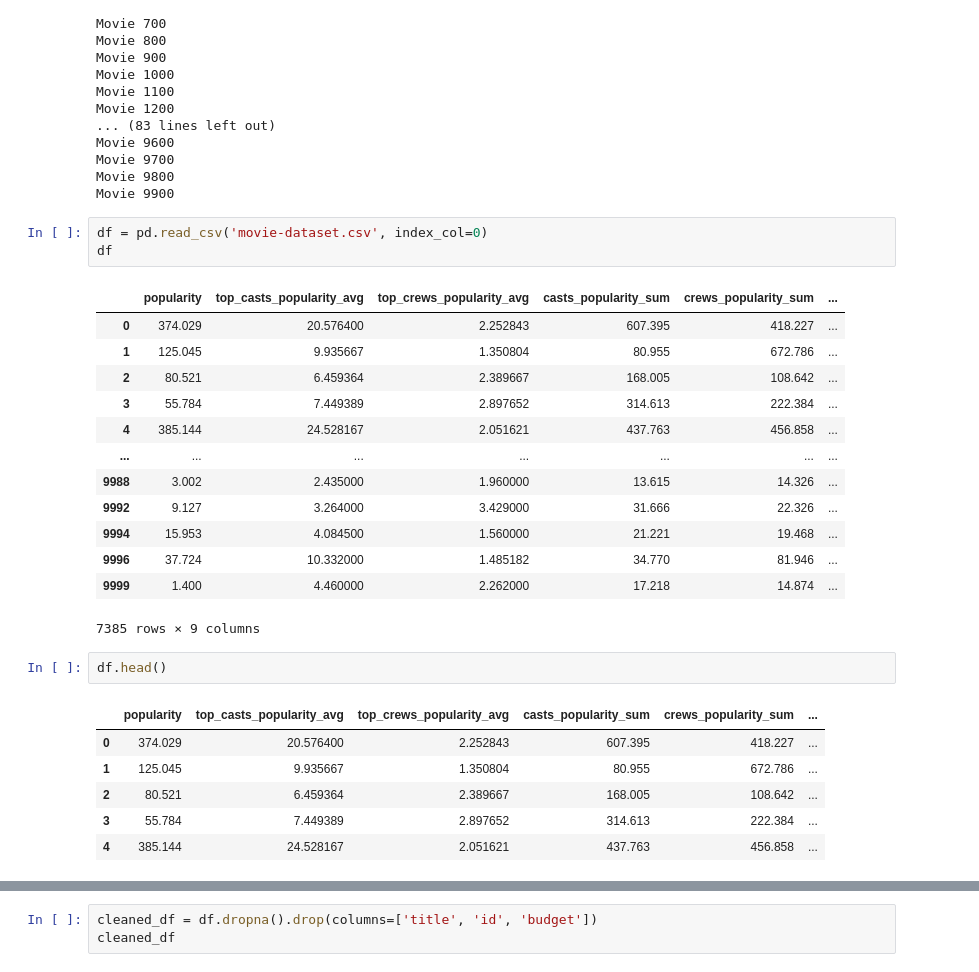
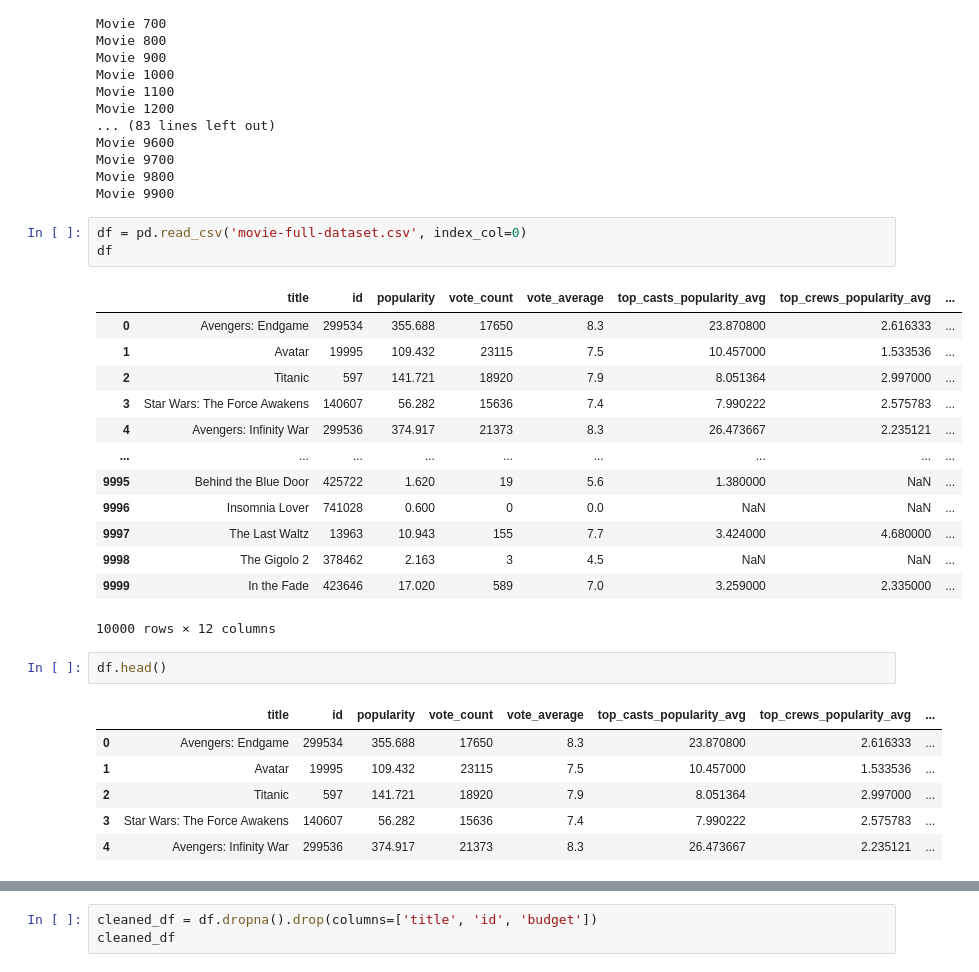
Before and after one commit to nicklimmm/movie-analysis, a Jupyter notebook: movie-analysis.ipynb, the cells around one changed output, grey strips where cells are left out. Saved outputs shown, nothing was run; the diff lists cells and outputs as text.

```diff
--- a/movie-analysis.ipynb
+++ b/movie-analysis.ipynb
@@ -145,31 +155,31 @@ Movie 9700
 Movie 9800
 Movie 9900
 # %%
-df = pd.read_csv('movie-dataset.csv', index_col=0)
+df = pd.read_csv('movie-full-dataset.csv', index_col=0)
 df
 # %% [output]
-|  | popularity | top_casts_popularity_avg | top_crews_popularity_avg | casts_popularity_sum | crews_popularity_sum | ... |
-| 0 | 374.029 | 20.576400 | 2.252843 | 607.395 | 418.227 | ... |
-| 1 | 125.045 | 9.935667 | 1.350804 | 80.955 | 672.786 | ... |
-| 2 | 80.521 | 6.459364 | 2.389667 | 168.005 | 108.642 | ... |
-| 3 | 55.784 | 7.449389 | 2.897652 | 314.613 | 222.384 | ... |
-| 4 | 385.144 | 24.528167 | 2.051621 | 437.763 | 456.858 | ... |
-| ... | ... | ... | ... | ... | ... | ... |
-| 9988 | 3.002 | 2.435000 | 1.960000 | 13.615 | 14.326 | ... |
-| 9992 | 9.127 | 3.264000 | 3.429000 | 31.666 | 22.326 | ... |
-| 9994 | 15.953 | 4.084500 | 1.560000 | 21.221 | 19.468 | ... |
-| 9996 | 37.724 | 10.332000 | 1.485182 | 34.770 | 81.946 | ... |
-| 9999 | 1.400 | 4.460000 | 2.262000 | 17.218 | 14.874 | ... |
+|  | title | id | popularity | vote_count | vote_average | top_casts_popularity_avg | top_crews_popularity_avg | ... |
+| 0 | Avengers: Endgame | 299534 | 355.688 | 17650 | 8.3 | 23.870800 | 2.616333 | ... |
+| 1 | Avatar | 19995 | 109.432 | 23115 | 7.5 | 10.457000 | 1.533536 | ... |
+| 2 | Titanic | 597 | 141.721 | 18920 | 7.9 | 8.051364 | 2.997000 | ... |
+| 3 | Star Wars: The Force Awakens | 140607 | 56.282 | 15636 | 7.4 | 7.990222 | 2.575783 | ... |
+| 4 | Avengers: Infinity War | 299536 | 374.917 | 21373 | 8.3 | 26.473667 | 2.235121 | ... |
+| ... | ... | ... | ... | ... | ... | ... | ... | ... |
+| 9995 | Behind the Blue Door | 425722 | 1.620 | 19 | 5.6 | 1.380000 | NaN | ... |
+| 9996 | Insomnia Lover | 741028 | 0.600 | 0 | 0.0 | NaN | NaN | ... |
+| 9997 | The Last Waltz | 13963 | 10.943 | 155 | 7.7 | 3.424000 | 4.680000 | ... |
+| 9998 | The Gigolo 2 | 378462 | 2.163 | 3 | 4.5 | NaN | NaN | ... |
+| 9999 | In the Fade | 423646 | 17.020 | 589 | 7.0 | 3.259000 | 2.335000 | ... |
-7385 rows × 9 columns
+10000 rows × 12 columns
 # %%
 df.head()
 # %% [output]
-|  | popularity | top_casts_popularity_avg | top_crews_popularity_avg | casts_popularity_sum | crews_popularity_sum | ... |
-| 0 | 374.029 | 20.576400 | 2.252843 | 607.395 | 418.227 | ... |
-| 1 | 125.045 | 9.935667 | 1.350804 | 80.955 | 672.786 | ... |
-| 2 | 80.521 | 6.459364 | 2.389667 | 168.005 | 108.642 | ... |
-| 3 | 55.784 | 7.449389 | 2.897652 | 314.613 | 222.384 | ... |
-| 4 | 385.144 | 24.528167 | 2.051621 | 437.763 | 456.858 | ... |
+|  | title | id | popularity | vote_count | vote_average | top_casts_popularity_avg | top_crews_popularity_avg | ... |
+| 0 | Avengers: Endgame | 299534 | 355.688 | 17650 | 8.3 | 23.870800 | 2.616333 | ... |
+| 1 | Avatar | 19995 | 109.432 | 23115 | 7.5 | 10.457000 | 1.533536 | ... |
+| 2 | Titanic | 597 | 141.721 | 18920 | 7.9 | 8.051364 | 2.997000 | ... |
+| 3 | Star Wars: The Force Awakens | 140607 | 56.282 | 15636 | 7.4 | 7.990222 | 2.575783 | ... |
+| 4 | Avengers: Infinity War | 299536 | 374.917 | 21373 | 8.3 | 26.473667 | 2.235121 | ... |
 # %%
 df.info()
 # %% [output]
```
Also changed, not shown: parts of 33 cells of this notebook, 7 other files.
